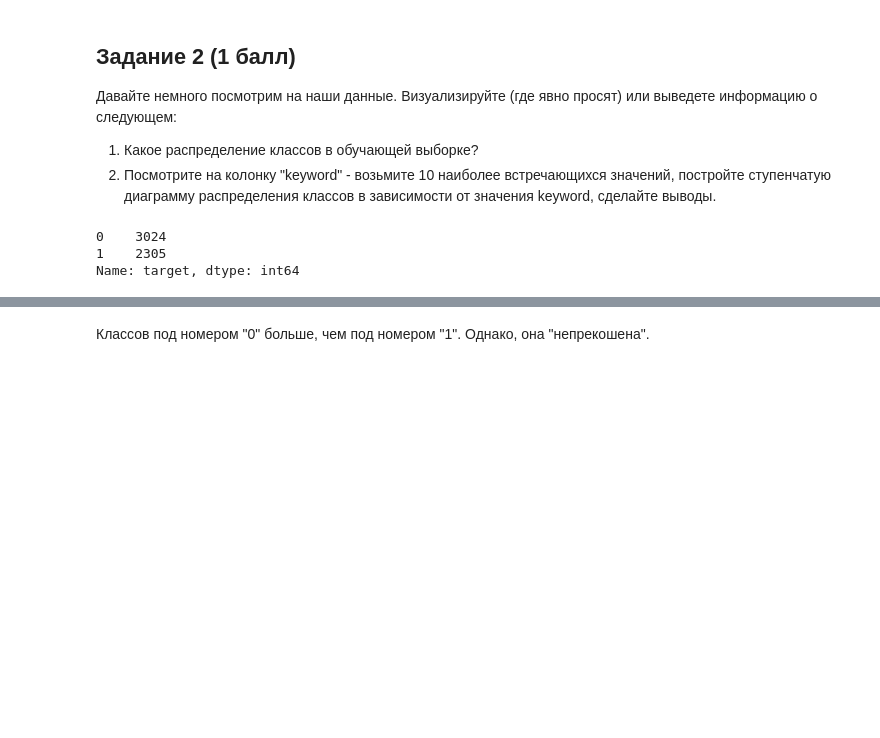
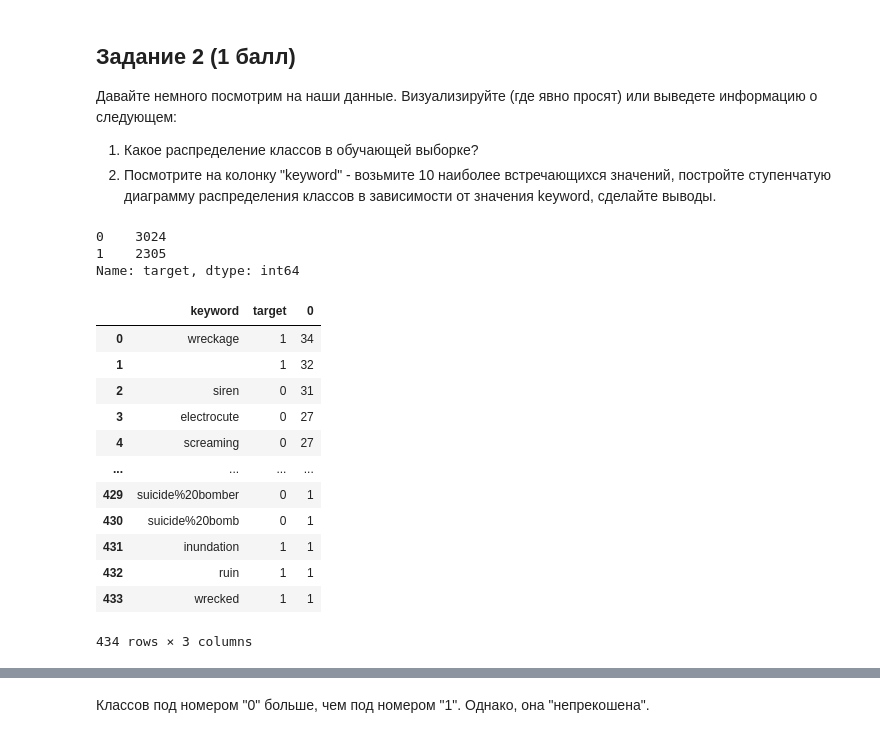
Before and after one commit to krottttt/iad, a Jupyter notebook: sem_2_Hw_6/hw06.ipynb, the cells around one changed output, grey strips where cells are left out. Drawn from its saved outputs; the diff is of its cells as text; code cells hidden in the pictures; blank space fills up the shorter version.

```diff
--- a/sem_2_Hw_6/hw06.ipynb
+++ b/sem_2_Hw_6/hw06.ipynb
@@ -56,7 +51,8 @@ test = test.fillna("")
 2. Посмотрите на колонку "keyword" - возьмите 10 наиболее встречающихся значений, постройте ступенчатую диаграмму распределения классов в зависимости от значения keyword, сделайте выводы.
 # %%
 import numpy as np
-pd.set_option('display.max_rows', 10)
+pd.set_option('display.max_rows', 20)
+pd.set_option('display.max_columns', 20)
 # %%
 train["target"].value_counts()
 # %% [output]
@@ -66,2 +64,18 @@ Name: target, dtype: int64
 # %%
-df_new = pd.DataFrame(df[['keyword','target']].value_counts())
+df_new = pd.DataFrame(train[['keyword','target']].value_counts())
+df_new = df_new.reset_index()
+df_new
+# %% [output]
+|  | keyword | target | 0 |
+| 0 | wreckage | 1 | 34 |
+| 1 |  | 1 | 32 |
+| 2 | siren | 0 | 31 |
+| 3 | electrocute | 0 | 27 |
+| 4 | screaming | 0 | 27 |
+| ... | ... | ... | ... |
+| 429 | suicide%20bomber | 0 | 1 |
+| 430 | suicide%20bomb | 0 | 1 |
+| 431 | inundation | 1 | 1 |
+| 432 | ruin | 1 | 1 |
+| 433 | wrecked | 1 | 1 |
+434 rows × 3 columns
```
Also changed, not shown: parts of 10 cells of this notebook.
